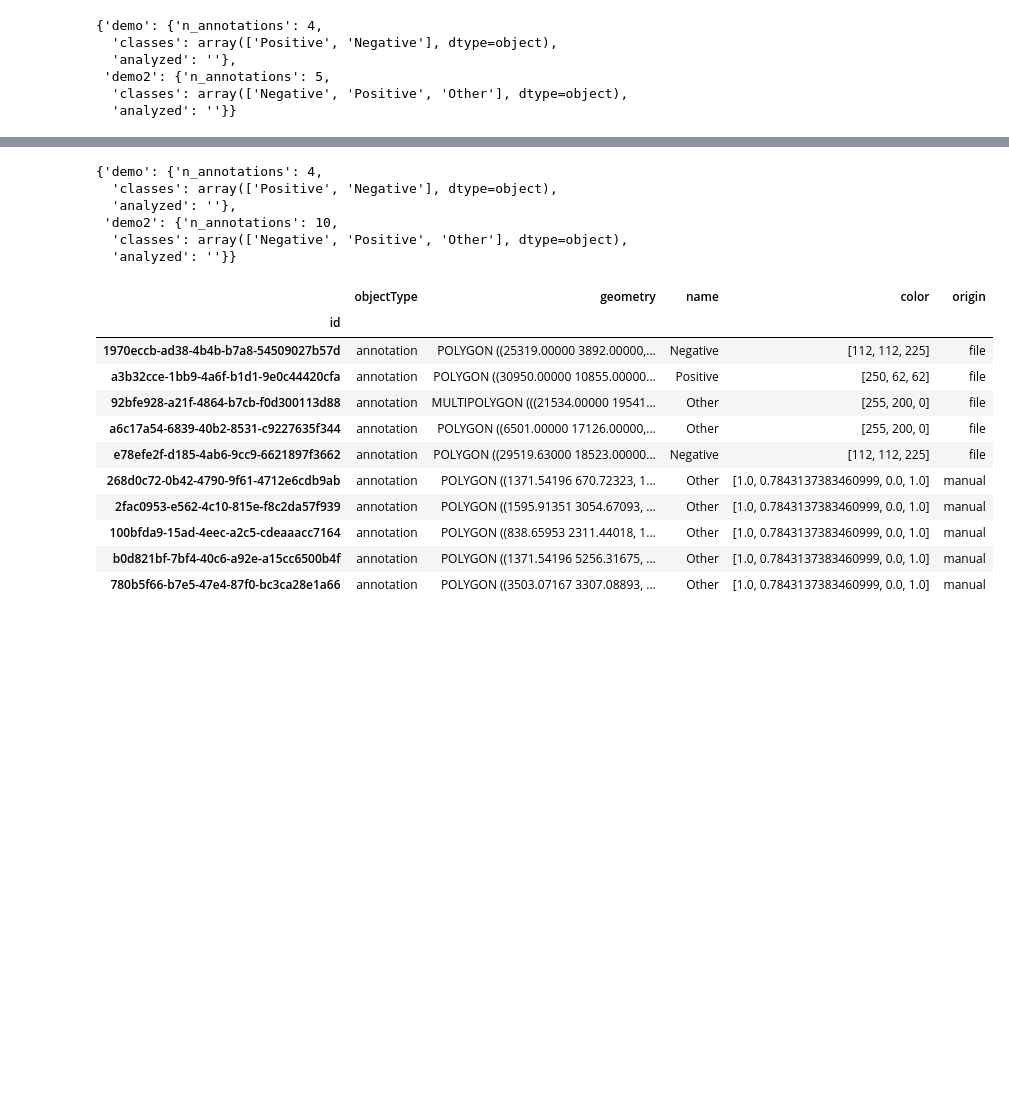
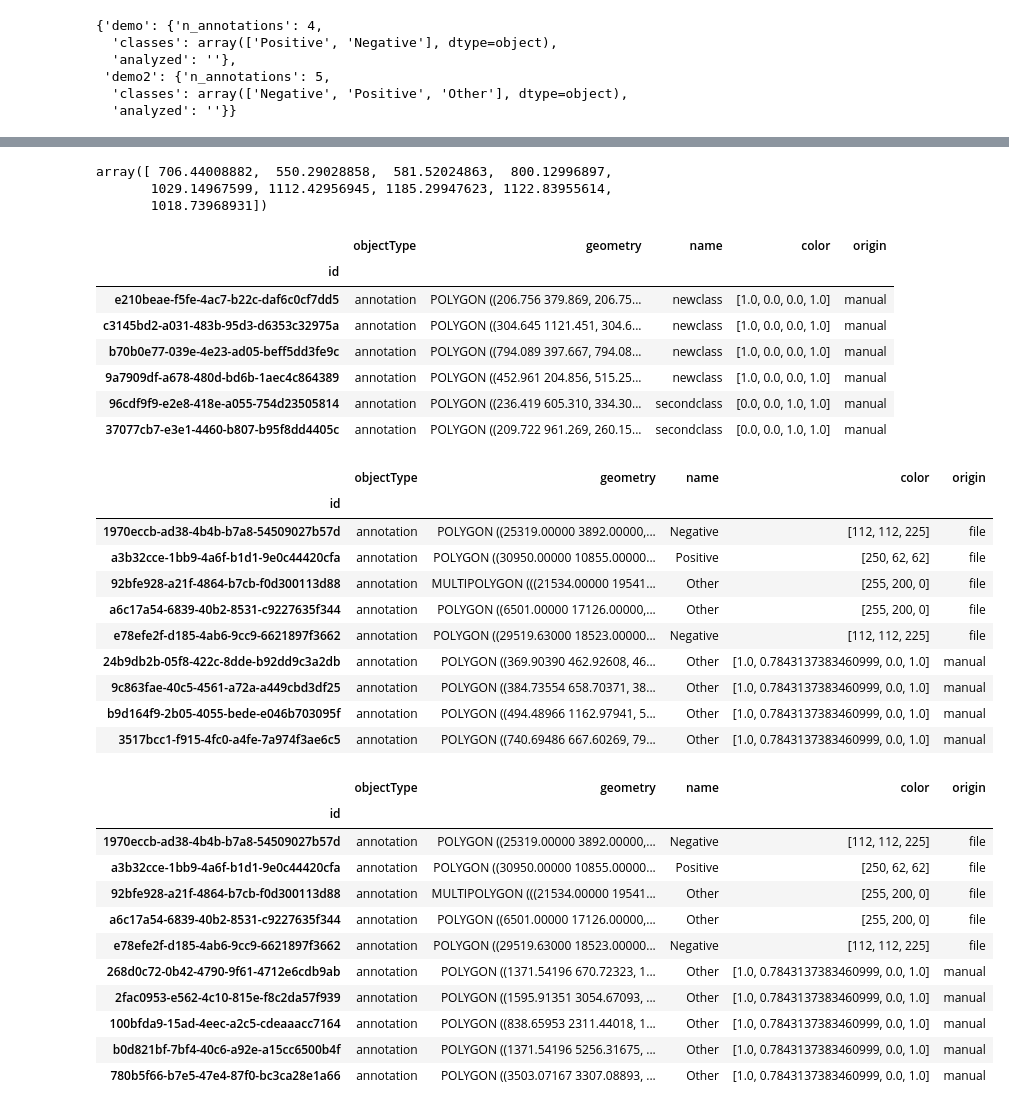
Before and after one commit to b-lemke98/InSituPy-1, a Jupyter notebook: notebooks/dev/04_InSituPy_demo_annotations_widget_tests.ipynb, the cells around one changed output, grey strips where cells are left out. Drawn from its saved outputs; the diff is of its cells as text; code cells hidden in the pictures; blank space fills up the shorter version.

```diff
--- a/notebooks/dev/04_InSituPy_demo_annotations_widget_tests.ipynb
+++ b/notebooks/dev/04_InSituPy_demo_annotations_widget_tests.ipynb
@@ -201,12 +232,34 @@ True
+# %%
+xd.viewer.layers["*newclass2 (newlabel)"].data[0][:, 0]
+# %% [output]
+array([ 706.44008882,  550.29028858,  581.52024863,  800.12996897,
+       1029.14967599, 1112.42956945, 1185.29947623, 1122.83955614,
+       1018.73968931])
 # %%
-xd.annotations.metadata
+xd.annotations.newlabel
 # %% [output]
-{'demo': {'n_annotations': 4,
-  'classes': array(['Positive', 'Negative'], dtype=object),
-  'analyzed': ''},
- 'demo2': {'n_annotations': 10,
-  'classes': array(['Negative', 'Positive', 'Other'], dtype=object),
-  'analyzed': ''}}
+|  | objectType | geometry | name | color | origin |
+| id |  |  |  |  |  |
+| e210beae-f5fe-4ac7-b22c-daf6c0cf7dd5 | annotation | POLYGON ((206.756 379.869, 206.75... | newclass | [1.0, 0.0, 0.0, 1.0] | manual |
+| c3145bd2-a031-483b-95d3-d6353c32975a | annotation | POLYGON ((304.645 1121.451, 304.6... | newclass | [1.0, 0.0, 0.0, 1.0] | manual |
+| b70b0e77-039e-4e23-ad05-beff5dd3fe9c | annotation | POLYGON ((794.089 397.667, 794.08... | newclass | [1.0, 0.0, 0.0, 1.0] | manual |
+| 9a7909df-a678-480d-bd6b-1aec4c864389 | annotation | POLYGON ((452.961 204.856, 515.25... | newclass | [1.0, 0.0, 0.0, 1.0] | manual |
+| 96cdf9f9-e2e8-418e-a055-754d23505814 | annotation | POLYGON ((236.419 605.310, 334.30... | secondclass | [0.0, 0.0, 1.0, 1.0] | manual |
+| 37077cb7-e3e1-4460-b807-b95f8dd4405c | annotation | POLYGON ((209.722 961.269, 260.15... | secondclass | [0.0, 0.0, 1.0, 1.0] | manual |
+# %%
+xd.annotations.demo2
+# %% [output]
+|  | objectType | geometry | name | color | origin |
+| id |  |  |  |  |  |
+| 1970eccb-ad38-4b4b-b7a8-54509027b57d | annotation | POLYGON ((25319.00000 3892.00000,... | Negative | [112, 112, 225] | file |
+| a3b32cce-1bb9-4a6f-b1d1-9e0c44420cfa | annotation | POLYGON ((30950.00000 10855.00000... | Positive | [250, 62, 62] | file |
+| 92bfe928-a21f-4864-b7cb-f0d300113d88 | annotation | MULTIPOLYGON (((21534.00000 19541... | Other | [255, 200, 0] | file |
+| a6c17a54-6839-40b2-8531-c9227635f344 | annotation | POLYGON ((6501.00000 17126.00000,... | Other | [255, 200, 0] | file |
+| e78efe2f-d185-4ab6-9cc9-6621897f3662 | annotation | POLYGON ((29519.63000 18523.00000... | Negative | [112, 112, 225] | file |
+| 24b9db2b-05f8-422c-8dde-b92dd9c3a2db | annotation | POLYGON ((369.90390 462.92608, 46... | Other | [1.0, 0.7843137383460999, 0.0, 1.0] | manual |
+| 9c863fae-40c5-4561-a72a-a449cbd3df25 | annotation | POLYGON ((384.73554 658.70371, 38... | Other | [1.0, 0.7843137383460999, 0.0, 1.0] | manual |
+| b9d164f9-2b05-4055-bede-e046b703095f | annotation | POLYGON ((494.48966 1162.97941, 5... | Other | [1.0, 0.7843137383460999, 0.0, 1.0] | manual |
+| 3517bcc1-f915-4fc0-a4fe-7a974f3ae6c5 | annotation | POLYGON ((740.69486 667.60269, 79... | Other | [1.0, 0.7843137383460999, 0.0, 1.0] | manual |
 # %%
 xd.annotations.demo2
 # %% [output]
```
Also changed, not shown: parts of 17 cells of this notebook, 1 other file.
